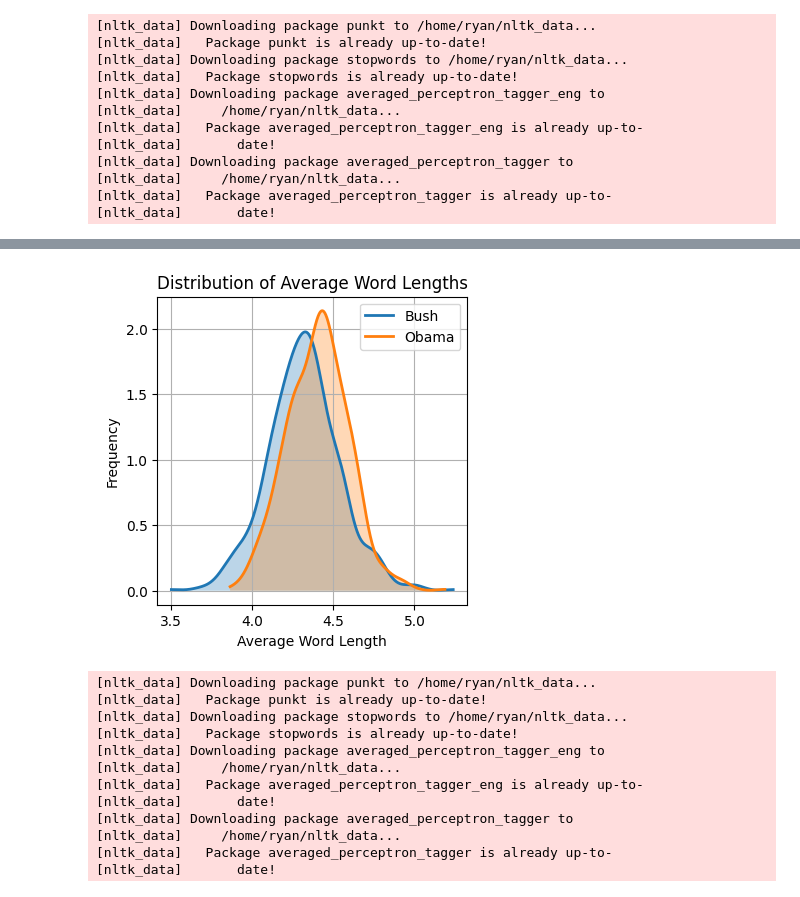
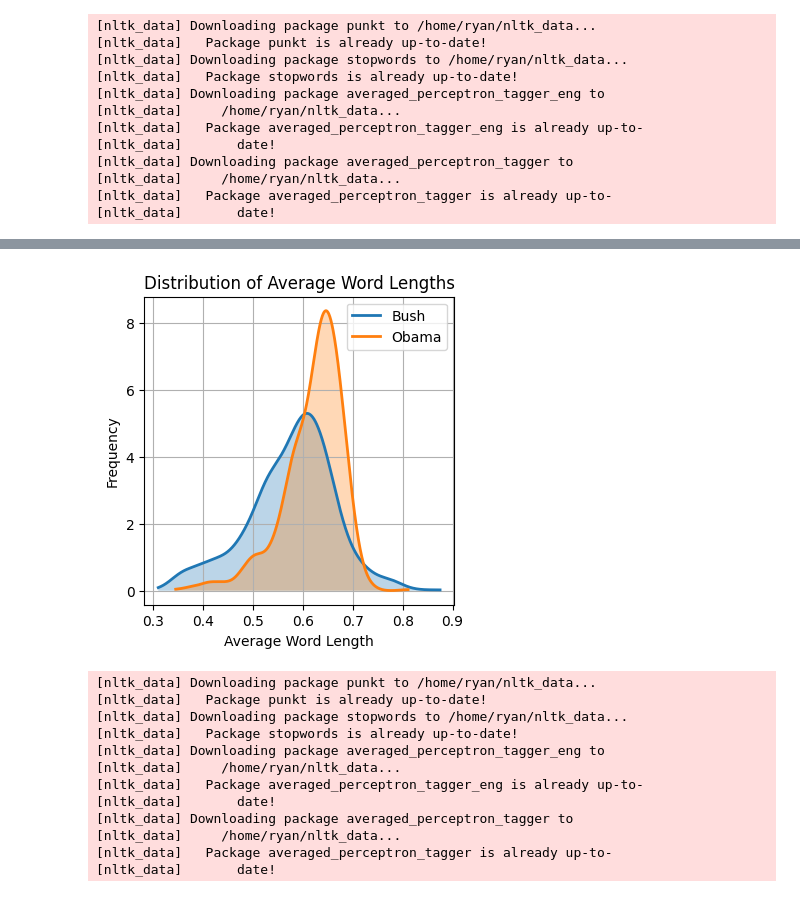
Before and after one commit to rkdan/style-bench, a Jupyter notebook: doodling.ipynb, the cells around one changed output, grey strips where cells are left out. Cells and saved outputs as stored; diff of their text form; code cells hidden in the pictures.

```diff
--- a/doodling.ipynb
+++ b/doodling.ipynb
@@ -70,36 +137,36 @@ import numpy as np
 from scipy.stats import gaussian_kde
 
 import matplotlib.pyplot as plt
 
-bush_data = bush_features.word_length.avg
-obama_data = obama_features.word_length.avg
+bush_data = bush_features.richness.mattr
+obama_data = obama_features.richness.mattr
 
 bush_kde = gaussian_kde(bush_data)
 obama_kde = gaussian_kde(obama_data)
 
 bush_x_range = np.linspace(min(bush_data), max(bush_data), 1000)
 obama_x_range = np.linspace(min(obama_data), max(obama_data), 1000)
 
 bush_density = bush_kde(bush_x_range)
 obama_density = obama_kde(obama_x_range)
 
 plt.figure(figsize=(4, 4))
 plt.plot(bush_x_range, bush_density, linewidth=2, label="Bush")
 plt.fill_between(bush_x_range, bush_density, alpha=0.3)
 
 plt.plot(obama_x_range, obama_density, linewidth=2, label="Obama")
 plt.fill_between(obama_x_range, obama_density, alpha=0.3)
 
 
 
 plt.xlabel("Average Word Length")
 plt.ylabel("Frequency")
 plt.title("Distribution of Average Word Lengths")
 plt.legend()
 plt.grid()
 plt.show()
 # %% [output]
-[figure, old version]
+[figure, new version]
 # %%
 from src.style_bench.style import StyleMetrics
 metrics = StyleMetrics()
```
Also changed, not shown: parts of 6 cells of this notebook, 8 other files.
